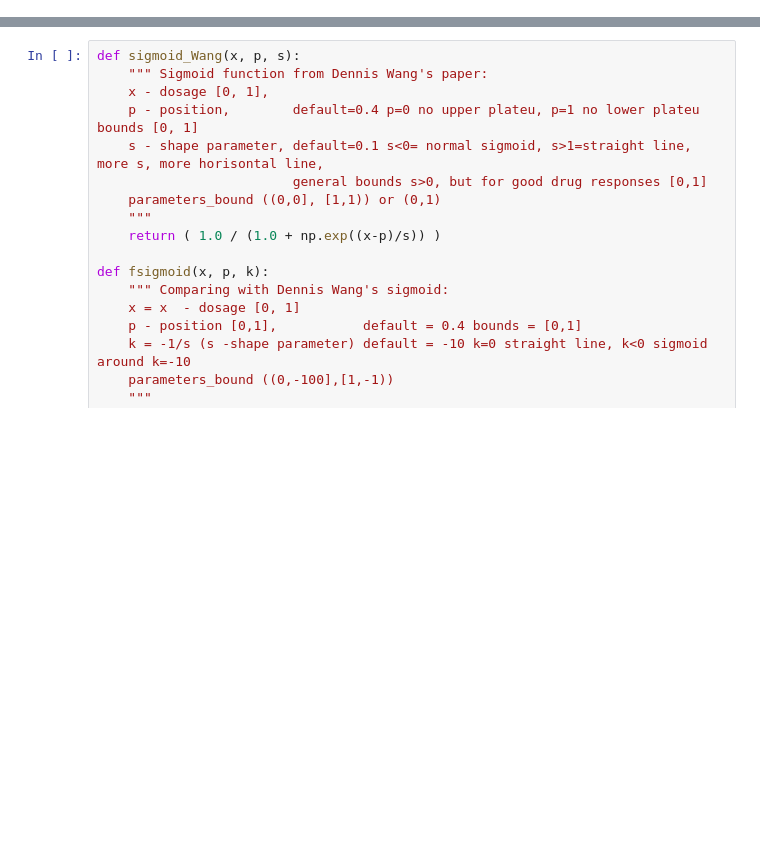
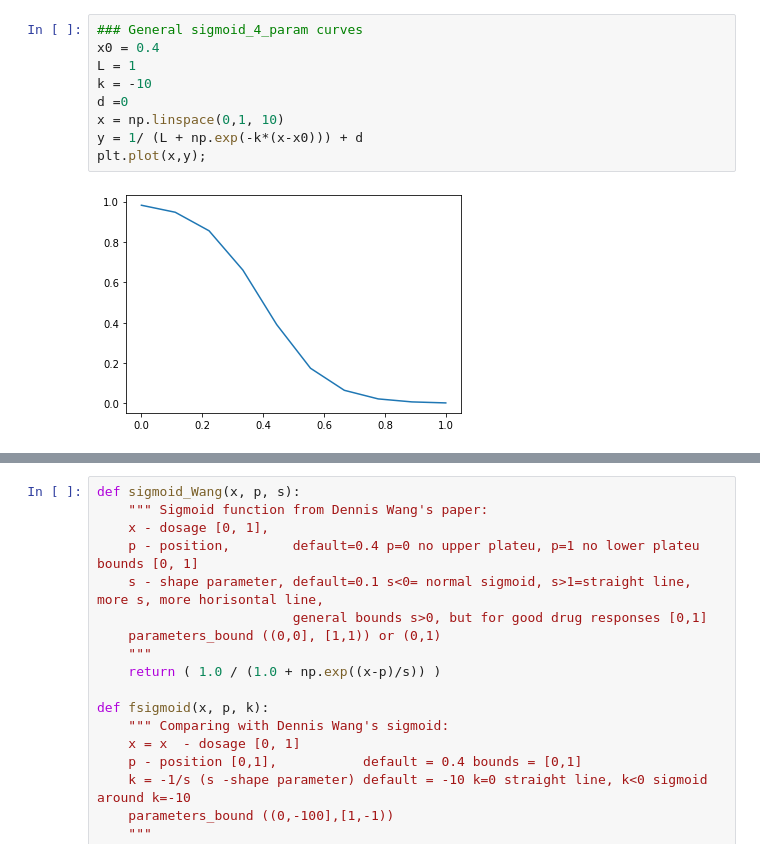
Before and after one commit to redskull37/DrugProfiles, a Jupyter notebook: short_notebooks/022_Fitting_drug_curves_with_bounds_for_coefficients.ipynb, the cells around one changed output, grey strips where cells are left out. Cells and saved outputs as stored; diff of their text form; blank space fills up the shorter version.

```diff
--- a/short_notebooks/022_Fitting_drug_curves_with_bounds_for_coefficients.ipynb
+++ b/short_notebooks/022_Fitting_drug_curves_with_bounds_for_coefficients.ipynb
@@ -13,0 +24,11 @@ _FOLDER = "./data/"
+# %%
+### General sigmoid_4_param curves
+x0 = 0.4
+L = 1
+k = -10
+d =0
+x = np.linspace(0,1, 10)
+y = 1/ (L + np.exp(-k*(x-x0))) + d
+plt.plot(x,y);
+# %% [output]
+[figure, added]
```
Also changed, not shown: parts of 4 cells of this notebook, 4 other files.
